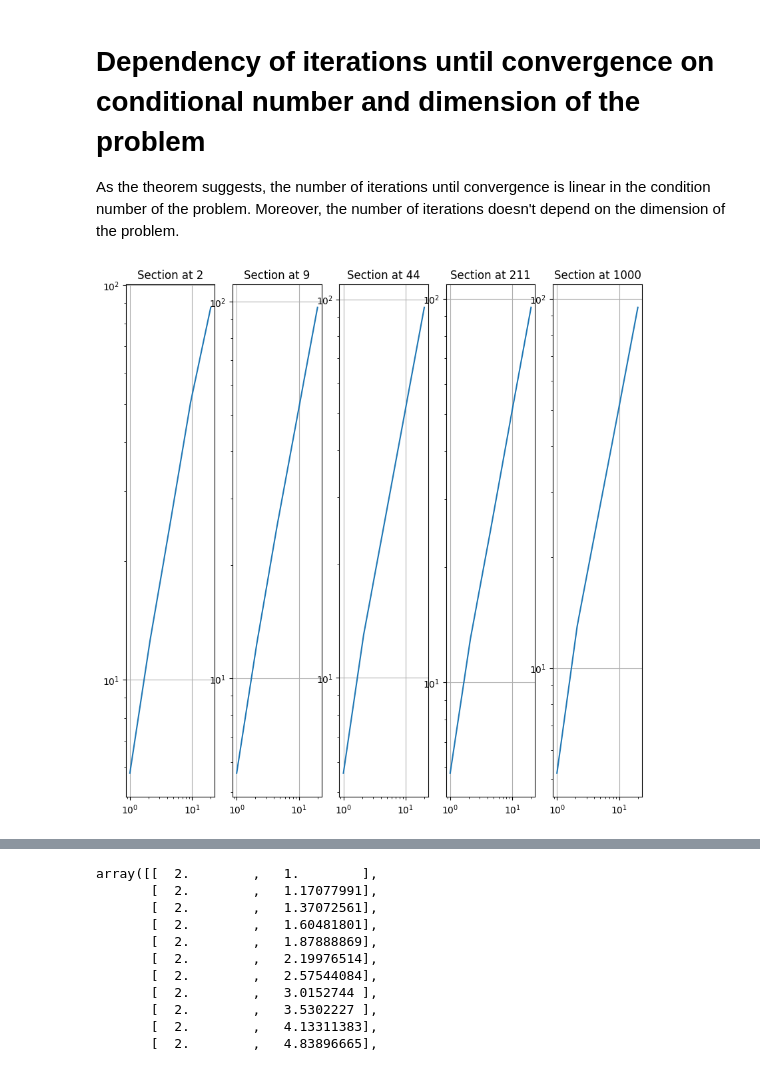
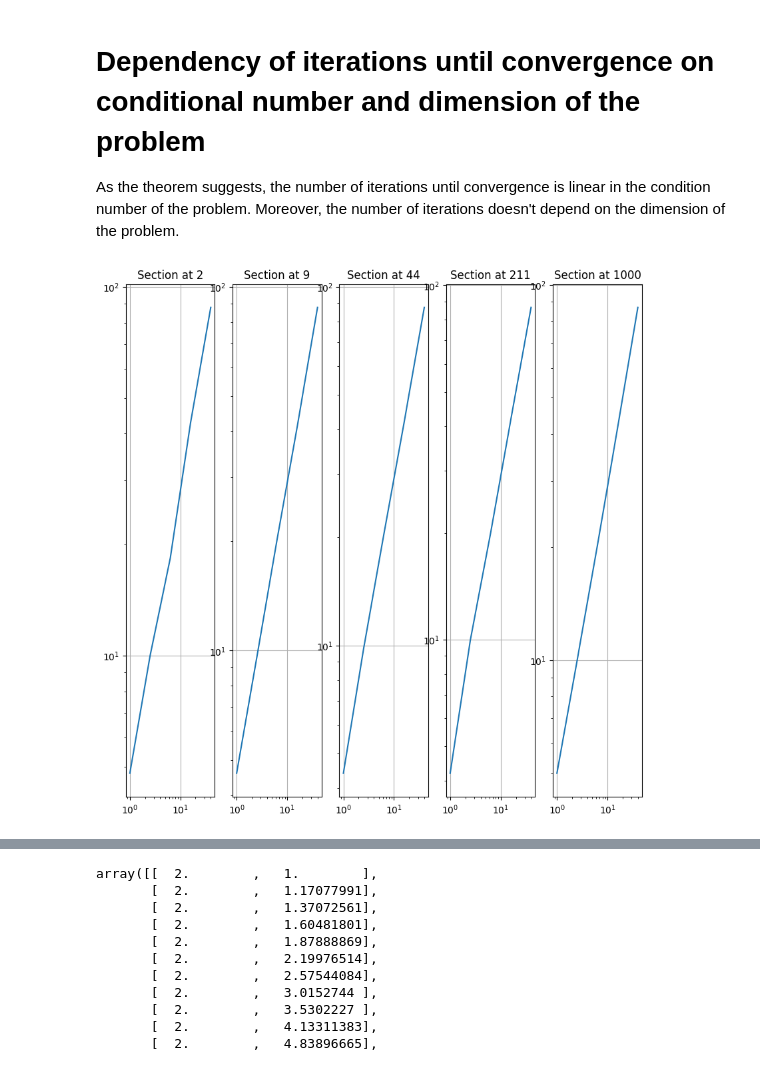
Before and after one commit to spanish-inquisition-optimization/GradientDescent, a Jupyter notebook: part_6.ipynb, the cells around one changed output, grey strips where cells are left out. Cells and saved outputs as stored; diff of their text form; code cells hidden in the pictures.

```diff
--- a/part_6.ipynb
+++ b/part_6.ipynb
@@ -66,6 +66,6 @@ ax.set_xlim(0, max(computations) * 1.2)
 As the theorem suggests, the number of iterations until convergence is linear in the condition number of the problem.
 Moreover, the number of iterations doesn't depend on the dimension of the problem.
 # %%
-plot_section_graphs(lambda n, k: average_iterations_until_convergence(lambda: generate_positive_definite_quadratic_form(n, k, random_orthonormal_basis), gradient_descent, 5), logspace_range(2, 1000, 5, dtype=int), logspace_range(1, 20, 5))
+plot_section_graphs(lambda n, k: average_iterations_until_convergence(lambda: generate_positive_definite_quadratic_form(n, k, random_orthonormal_basis), gradient_descent, 5), logspace_range(2, 1000, 5, dtype=int), logspace_range(1, 40, 5))
 # %% [output]
-[figure, old version]
+[figure, new version]
```
Also changed, not shown: parts of 13 cells of this notebook, 1 other file.
